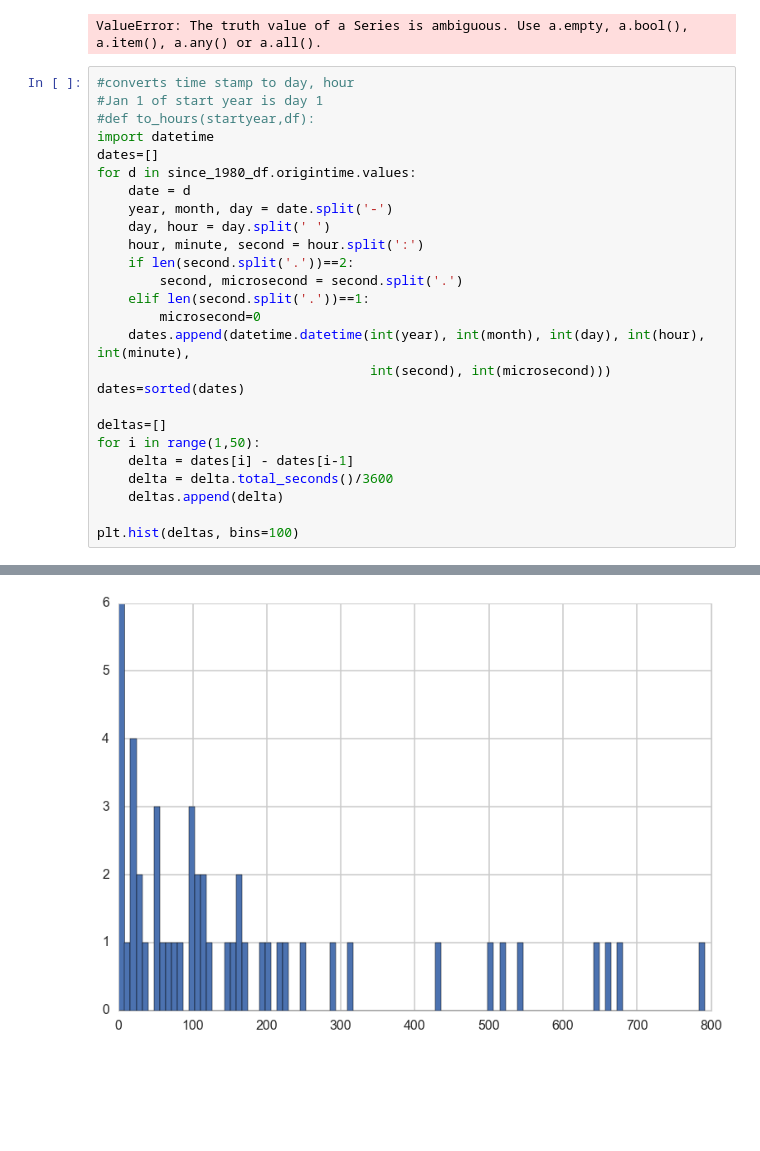
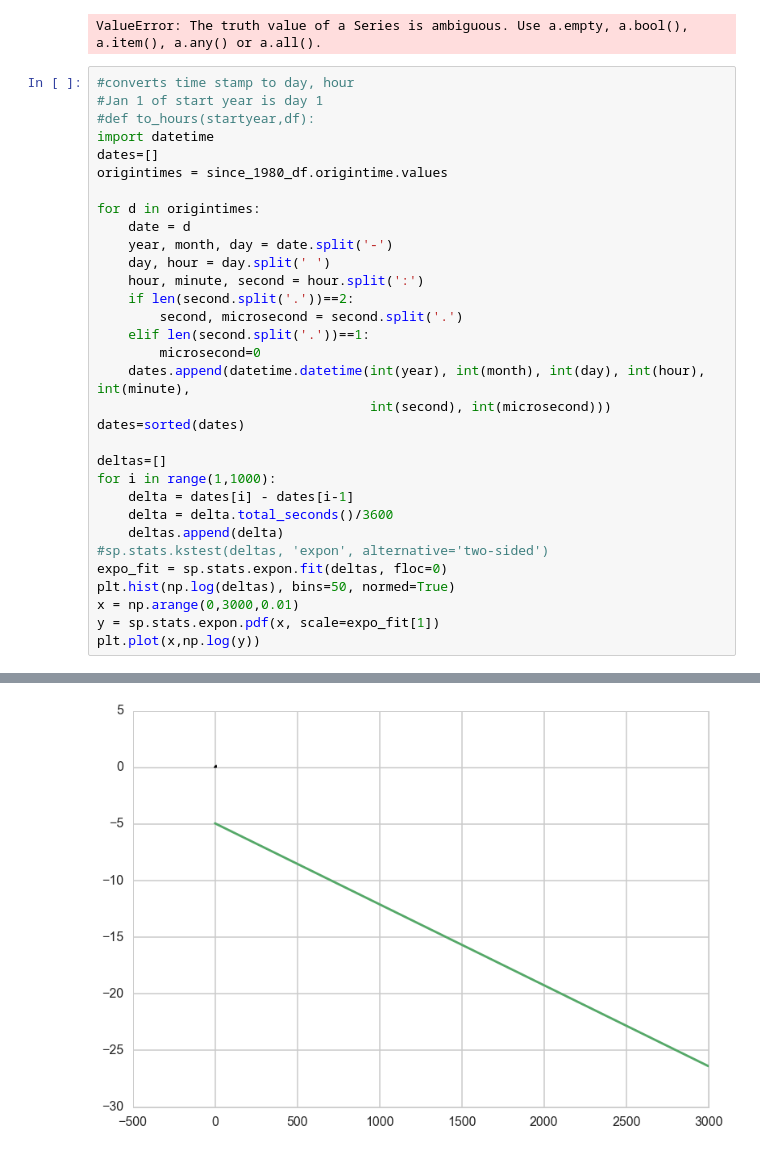
Before and after one commit to tperol/earthquake-clusters, a Jupyter notebook: explore_data_eric.ipynb, the cells around one changed output, grey strips where cells are left out. Cells and saved outputs as stored; diff of their text form; blank space fills up the shorter version.

```diff
--- a/explore_data_eric.ipynb
+++ b/explore_data_eric.ipynb
@@ -186,7 +186,9 @@ ValueError: The truth value of a Series is ambiguous. Use a.empty, a.bool(), a.i
 #def to_hours(startyear,df):
 import datetime
 dates=[]
-for d in since_1980_df.origintime.values:
+origintimes = since_1980_df.origintime.values
+
+for d in origintimes:
     date = d
     year, month, day = date.split('-')
     day, hour = day.split(' ')
@@ -200,10 +202,14 @@ for d in since_1980_df.origintime.values:
 dates=sorted(dates)
 
 deltas=[]
-for i in range(1,50):
+for i in range(1,1000):
     delta = dates[i] - dates[i-1]
     delta = delta.total_seconds()/3600
     deltas.append(delta)
-
-plt.hist(deltas, bins=100)
+#sp.stats.kstest(deltas, 'expon', alternative='two-sided')
+expo_fit = sp.stats.expon.fit(deltas, floc=0)
+plt.hist(np.log(deltas), bins=50, normed=True)
+x = np.arange(0,3000,0.01)
+y = sp.stats.expon.pdf(x, scale=expo_fit[1])
+plt.plot(x,np.log(y))
 # %% [output]
@@ -227 +217 @@ plt.hist(deltas, bins=100)
-[figure, old version]
+[figure, new version]
```
Also changed, not shown: parts of 2 cells of this notebook.
